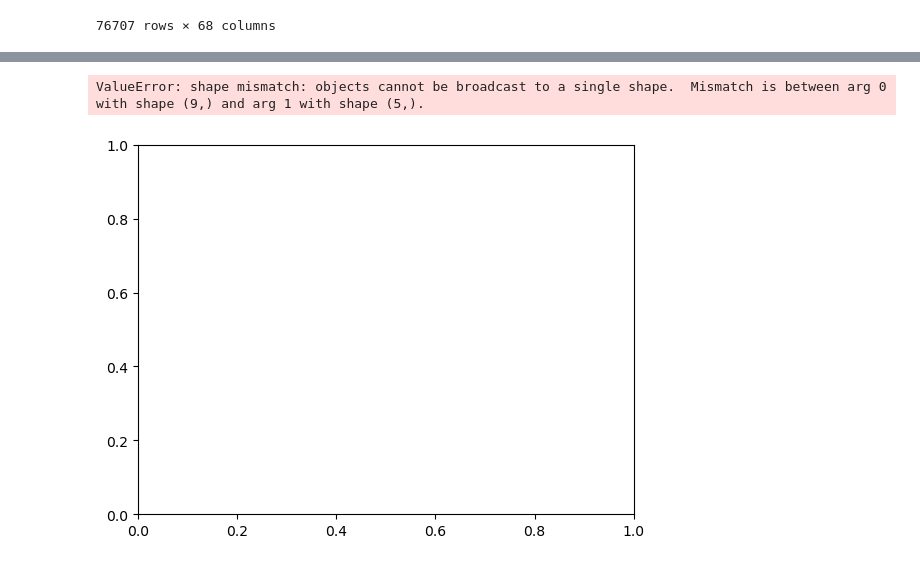
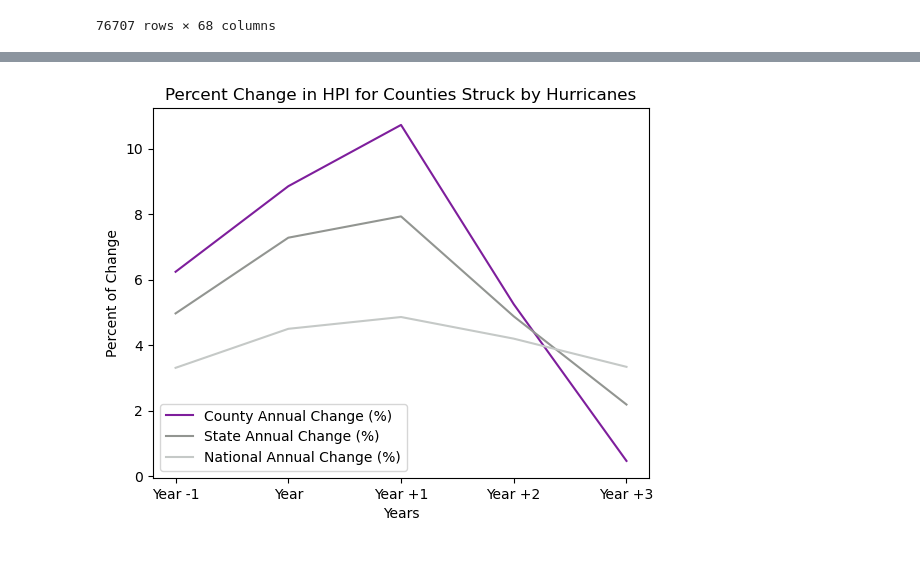
Before and after one commit to chrisadamsv/Dream-Team-Project1, a Jupyter notebook: Project_Data/Data_Analysis.ipynb, the cells around one changed output, grey strips where cells are left out. Cells and saved outputs as stored; diff of their text form; code cells hidden in the pictures.

Commit message:
Updating repository with graphs

```diff
--- a/Project_Data/Data_Analysis.ipynb
+++ b/Project_Data/Data_Analysis.ipynb
@@ -46,0 +51,3 @@ hurricane_bea_hpi_df
+# %%
+costliness_bea_hpi_df = pd.read_csv('Output_CSVs/costliness_bea_hpi_data.csv')
+costliness_bea_hpi_df
@@ -89,19 +178,20 @@ state_counts.plot(kind='bar')
 # %%
-bars = formatted_landfall_df.groupby(formatted_landfall_df['State']).count()
-
+bars = ['Year -1','Year','Year +1','Year +2','Year +3']
+acs = [prev_hpi_ac_mean,hpi_ac_mean,hpi_ac1_mean,hpi_ac2_mean,hpi_ac3_mean]
+state_acs = [state_prev_hpi_ac_mean,state_hpi_ac_mean,state_hpi_ac1_mean,state_hpi_ac2_mean,state_hpi_ac3_mean]
+nat_acs = [nat_prev_hpi_ac_mean,nat_hpi_ac_mean,nat_hpi_ac1_mean,nat_hpi_ac2_mean,nat_hpi_ac3_mean]
 
 x_axis = np.arange(len(bars))
 
-plt.bar(x_axis - 0.2, acs, 0.2, label = 'County Annual Change (%)')
-plt.bar(x_axis - 0.0, state_acs, 0.2, label = 'State Annual Change (%)')
-plt.bar(x_axis + 0.2, nat_acs, 0.2, label = 'National Annual Change (%)')
+plt.plot(x_axis, acs, color='#7E1E9C',label = 'County Annual Change (%)')
+plt.plot(x_axis, state_acs, color='#929591',label = 'State Annual Change (%)')
+plt.plot(x_axis, nat_acs,color='#C5C9C7', label = 'National Annual Change (%)')
 
 plt.xticks(x_axis, bars)
 plt.xlabel("Years")
 plt.ylabel("Percent of Change")
 plt.title("Percent Change in HPI for Counties Struck by Hurricanes")
 plt.legend()
 plt.show()
 # %% [output]
-ValueError: shape mismatch: objects cannot be broadcast to a single shape.  Mismatch is between arg 0 with shape (9,) and arg 1 with shape (5,).
-[figure, old version]
+[figure, new version]
```
Also changed, not shown: parts of 16 cells of this notebook, 13 other files.
